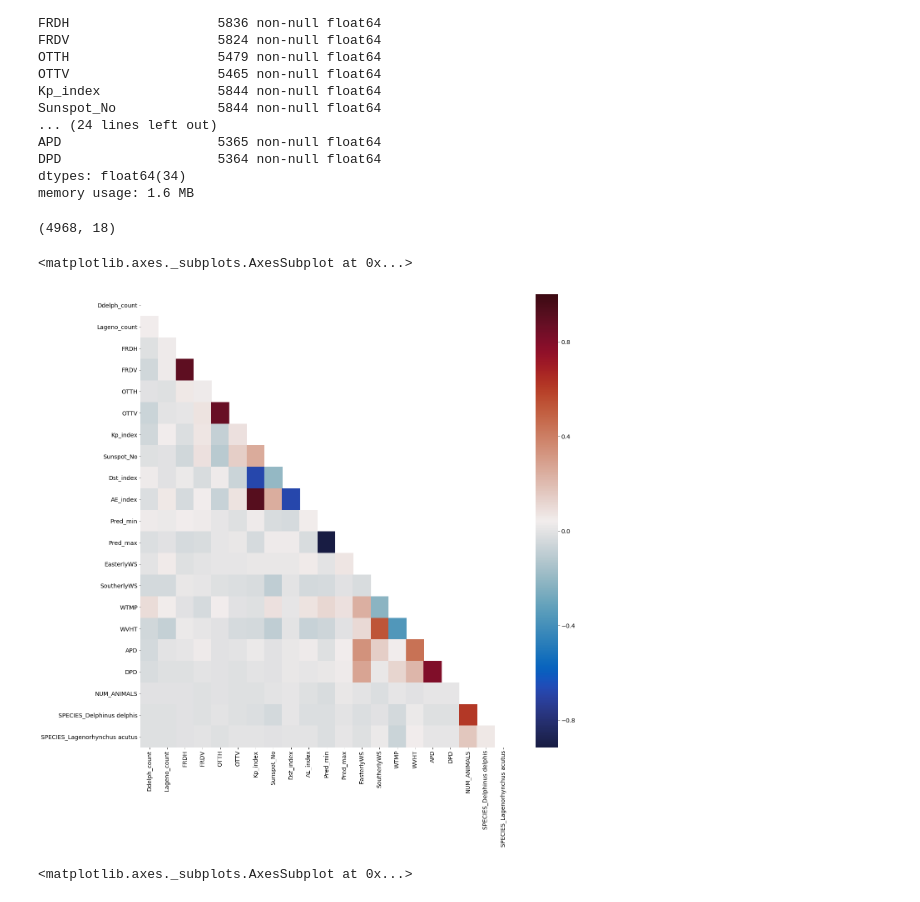
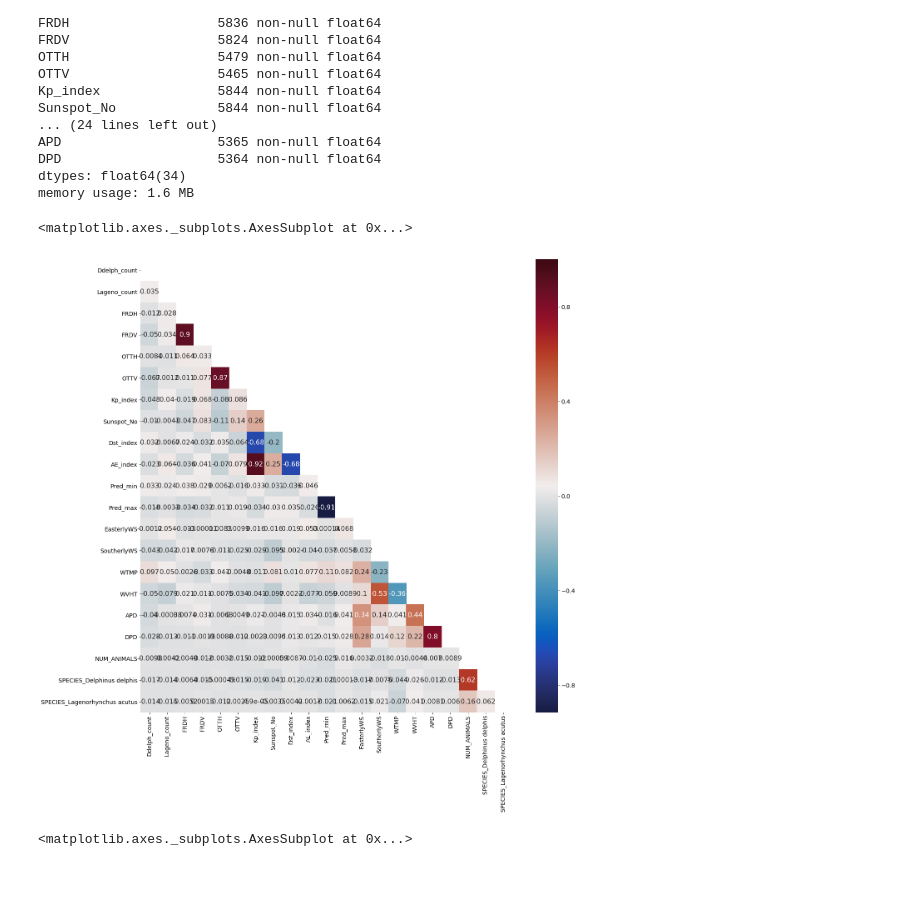
Before and after one commit to madHatter106/beaching, a Jupyter notebook: V2_1709/ML_Poisson_1.ipynb, the cells around one changed output. Cells and saved outputs as stored; diff of their text form; code cells hidden in the pictures.

```diff
--- a/V2_1709/ML_Poisson_1.ipynb
+++ b/V2_1709/ML_Poisson_1.ipynb
@@ -76,12 +64,8 @@ y_num_obs = dfClLbls.as_matrix(columns=label_list)
-# %%
-X.shape
-# %% [output]
-(4968, 18)
 # %%
 f, ax= pl.subplots(figsize=(20, 20))
 heatmap(pd.DataFrame(np.column_stack((X_s, y_num_obs)),
                      columns=dfClFeats.columns.tolist() + label_list).corr(),
-        mask=np.triu(np.ones((21,21))),ax=ax, cmap=cm.balance)
+        mask=np.triu(np.ones((21,21))),ax=ax, cmap=cm.balance, annot=True)
 # %% [output]
 <matplotlib.axes._subplots.AxesSubplot at 0x...>
-[figure, old version]
+[figure, new version]
```
Also changed, not shown: parts of 20 cells of this notebook, 1 other file.
